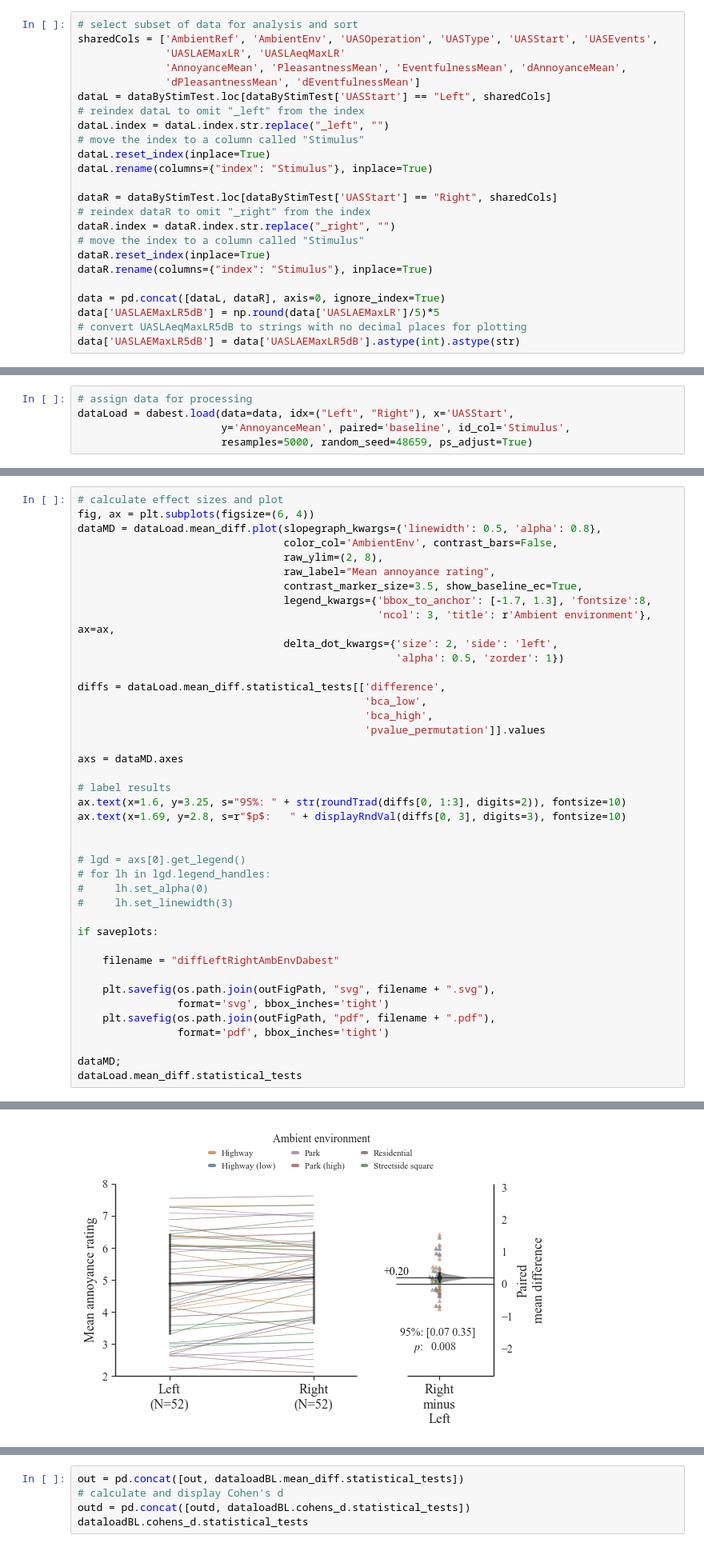
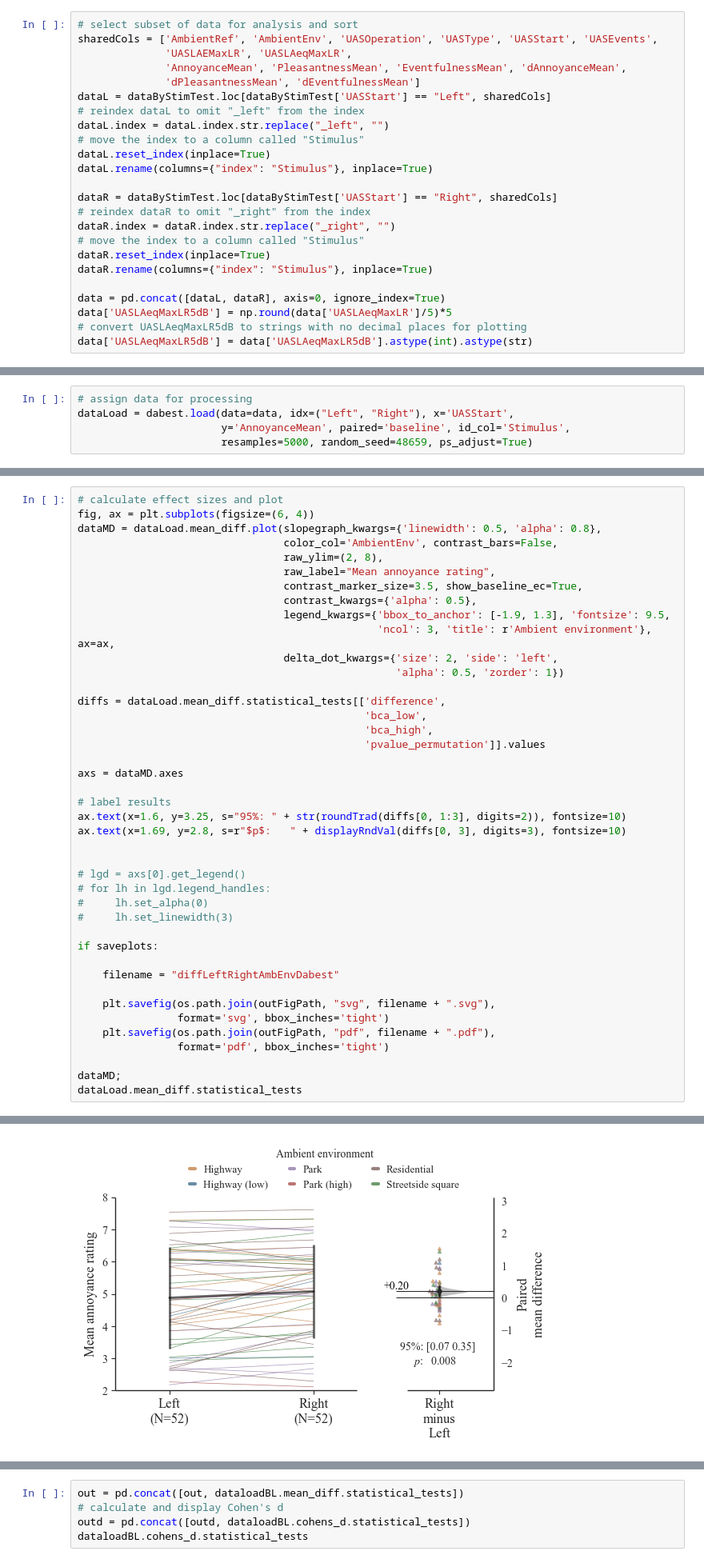
Before and after one commit to acoustics-code-salford/refmap-psychoacoustics, a Jupyter notebook: src/refmap_psychoacoustics/notebooks/refmap_listest2_analysis_outliers+start_dabest.ipynb, the cells around one changed output, grey strips where cells are left out. Shown at 80% size. Cells and saved outputs as stored; diff of their text form.

```diff
--- a/src/refmap_psychoacoustics/notebooks/refmap_listest2_analysis_outliers+start_dabest.ipynb
+++ b/src/refmap_psychoacoustics/notebooks/refmap_listest2_analysis_outliers+start_dabest.ipynb
@@ -557,7 +557,7 @@ if saveplots:
 # %%
 # select subset of data for analysis and sort
 sharedCols = ['AmbientRef', 'AmbientEnv', 'UASOperation', 'UASType', 'UASStart', 'UASEvents',
-              'UASLAEMaxLR', 'UASLAeqMaxLR'
+              'UASLAEMaxLR', 'UASLAeqMaxLR',
               'AnnoyanceMean', 'PleasantnessMean', 'EventfulnessMean', 'dAnnoyanceMean',
               'dPleasantnessMean', 'dEventfulnessMean']
 dataL = dataByStimTest.loc[dataByStimTest['UASStart'] == "Left", sharedCols]
@@ -575,6 +575,6 @@ dataR.reset_index(inplace=True)
 dataR.rename(columns={"index": "Stimulus"}, inplace=True)
 
 data = pd.concat([dataL, dataR], axis=0, ignore_index=True)
-data['UASLAEMaxLR5dB'] = np.round(data['UASLAEMaxLR']/5)*5
+data['UASLAeqMaxLR5dB'] = np.round(data['UASLAeqMaxLR']/5)*5
 # convert UASLAeqMaxLR5dB to strings with no decimal places for plotting
-data['UASLAEMaxLR5dB'] = data['UASLAEMaxLR5dB'].astype(int).astype(str)
+data['UASLAeqMaxLR5dB'] = data['UASLAeqMaxLR5dB'].astype(int).astype(str)
@@ -740,7 +729,8 @@ dataMD = dataLoad.mean_diff.plot(slopegraph_kwargs={'linewidth': 0.5, 'alpha': 0
                                  raw_ylim=(2, 8),
                                  raw_label="Mean annoyance rating",
                                  contrast_marker_size=3.5, show_baseline_ec=True,
-                                 legend_kwargs={'bbox_to_anchor': [-1.7, 1.3], 'fontsize':8,
+                                 contrast_kwargs={'alpha': 0.5},
+                                 legend_kwargs={'bbox_to_anchor': [-1.9, 1.3], 'fontsize': 9.5,
                                                 'ncol': 3, 'title': r'Ambient environment'}, ax=ax,
                                  delta_dot_kwargs={'size': 2, 'side': 'left',
                                                    'alpha': 0.5, 'zorder': 1})
@@ -749,31 +739,31 @@ diffs = dataLoad.mean_diff.statistical_tests[['difference',
                                               'bca_low',
                                               'bca_high',
                                               'pvalue_permutation']].values
 
 axs = dataMD.axes
 
 # label results
 ax.text(x=1.6, y=3.25, s="95%: " + str(roundTrad(diffs[0, 1:3], digits=2)), fontsize=10)
 ax.text(x=1.69, y=2.8, s=r"$p$:   " + displayRndVal(diffs[0, 3], digits=3), fontsize=10)
 
 
 # lgd = axs[0].get_legend()
 # for lh in lgd.legend_handles:
 #     lh.set_alpha(0)
 #     lh.set_linewidth(3)
 
 if saveplots:
 
     filename = "diffLeftRightAmbEnvDabest"
 
     plt.savefig(os.path.join(outFigPath, "svg", filename + ".svg"),
                 format='svg', bbox_inches='tight')
     plt.savefig(os.path.join(outFigPath, "pdf", filename + ".pdf"),
                 format='pdf', bbox_inches='tight')
 
 dataMD;
 dataLoad.mean_diff.statistical_tests
 # %% [output]
 |  | control | test | control_N | test_N | effect_size | is_paired | difference | ci | bca_low | bca_high | ... |
 | 0 | Left | Right | 52 | 52 | mean difference | baseline | 0.197904 | 95 | 0.067797 | 0.346612 | ... |
-[figure, old version]
+[figure, new version]
```
Also changed, not shown: parts of 5 cells of this notebook, 5 other files.
